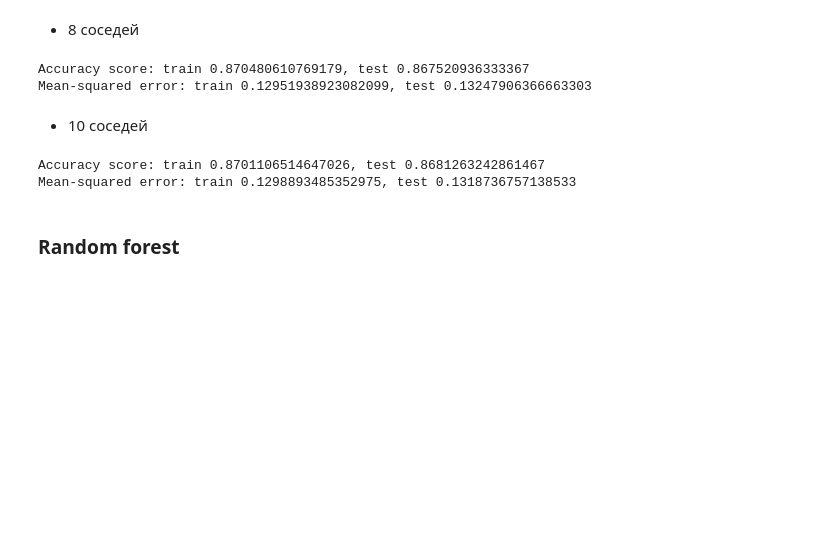
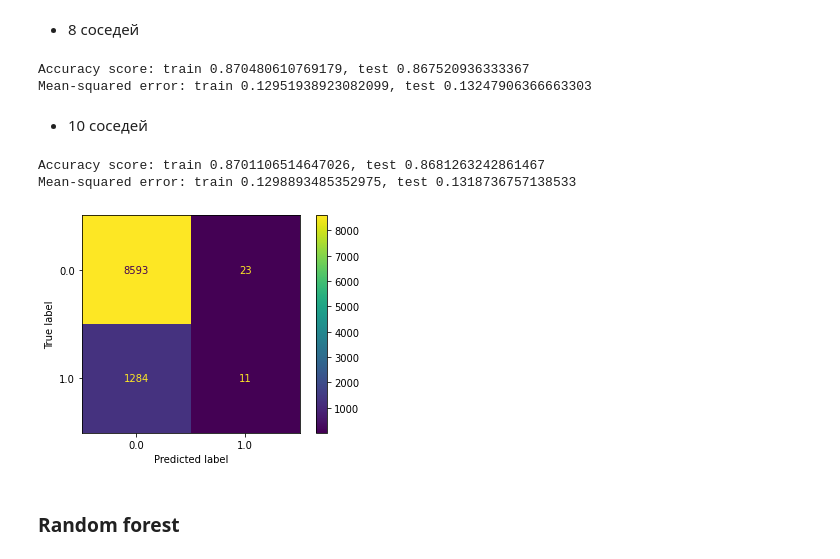
Before and after one commit to vla5924-practice/machine-learning, a Jupyter notebook: 01_classification/01_classification.ipynb, the cells around one changed output. Cells and saved outputs as stored; diff of their text form; code cells hidden in the pictures; blank space fills up the shorter version.

```diff
--- a/01_classification/01_classification.ipynb
+++ b/01_classification/01_classification.ipynb
@@ -330,6 +330,15 @@ print("Mean-squared error: train {}, test {}".format(mean_squared_error(y_train,
 # %% [output]
 Accuracy score: train 0.8701106514647026, test 0.8681263242861467
 Mean-squared error: train 0.1298893485352975, test 0.1318736757138533
+# %%
+confusion = confusion_matrix(y_test, y_test_pred, labels=knn_model.classes_)
+display = ConfusionMatrixDisplay(
+    confusion_matrix=confusion, display_labels=knn_model.classes_)
+display.plot()
+plt.show()
+pass
+# %% [output]
+[figure, added]
 # %% [markdown]
 ### Random forest
 # %%
```
Also changed, not shown: parts of 7 cells of this notebook, 7 other files.
